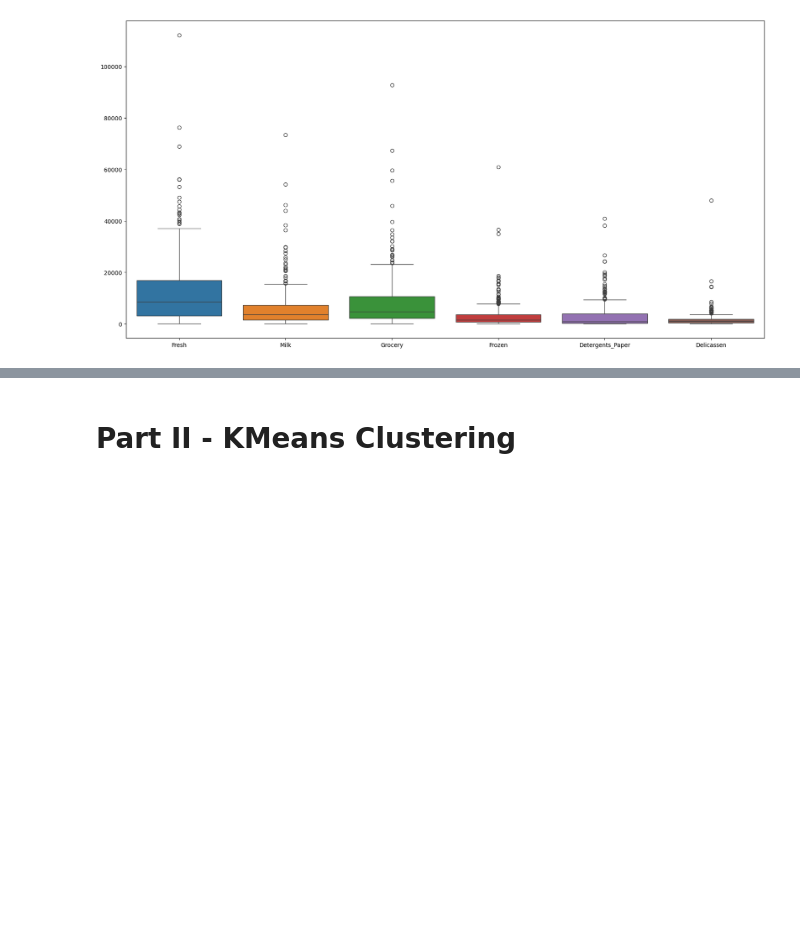
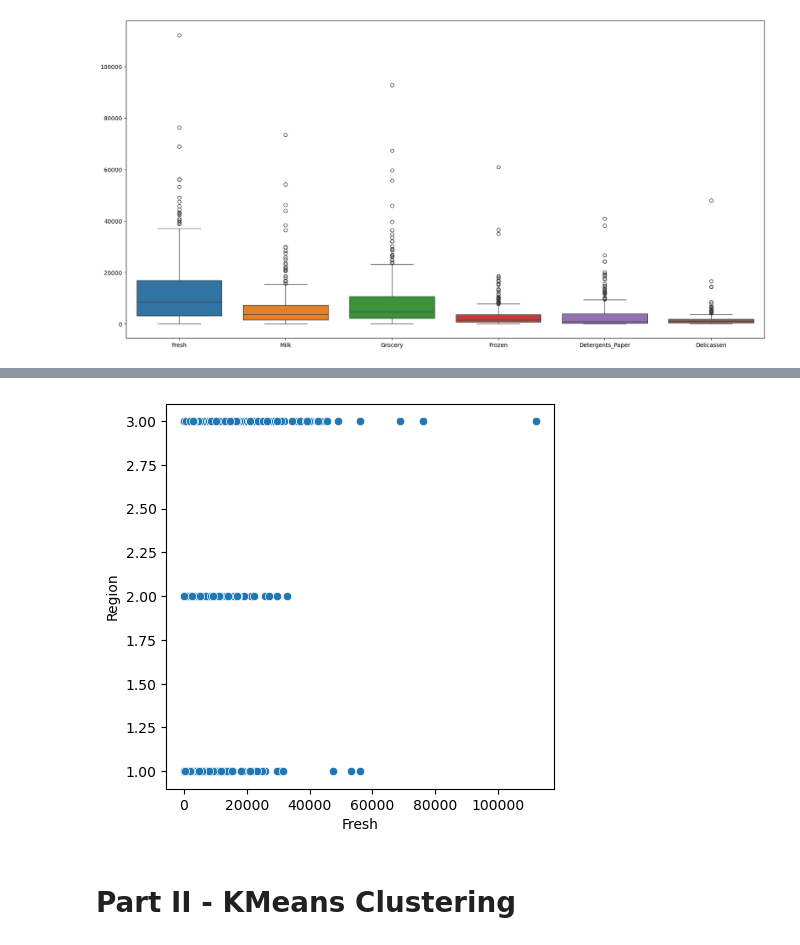
Before and after one commit to tjjdoherty/ml-project-unsupervised-learning, a Jupyter notebook: Unsupervised Learning - Project.ipynb, the cells around one changed output, grey strips where cells are left out. Cells and saved outputs as stored; diff of their text form; code cells hidden in the pictures; blank space fills up the shorter version.

```diff
--- a/Unsupervised Learning - Project.ipynb
+++ b/Unsupervised Learning - Project.ipynb
@@ -123,3 +179,10 @@ plt.show()
+# %%
+# scatter plot Fresh vs Region
+plt.figure(figsize=(5,5))
+sns.scatterplot(data=data, x='Fresh', y='Region')
+plt.show()
+# %% [output]
+[figure, added]
 # %% [markdown]
 # Part II - KMeans Clustering
 # %% [markdown]
```
Also changed, not shown: parts of 14 cells of this notebook.
